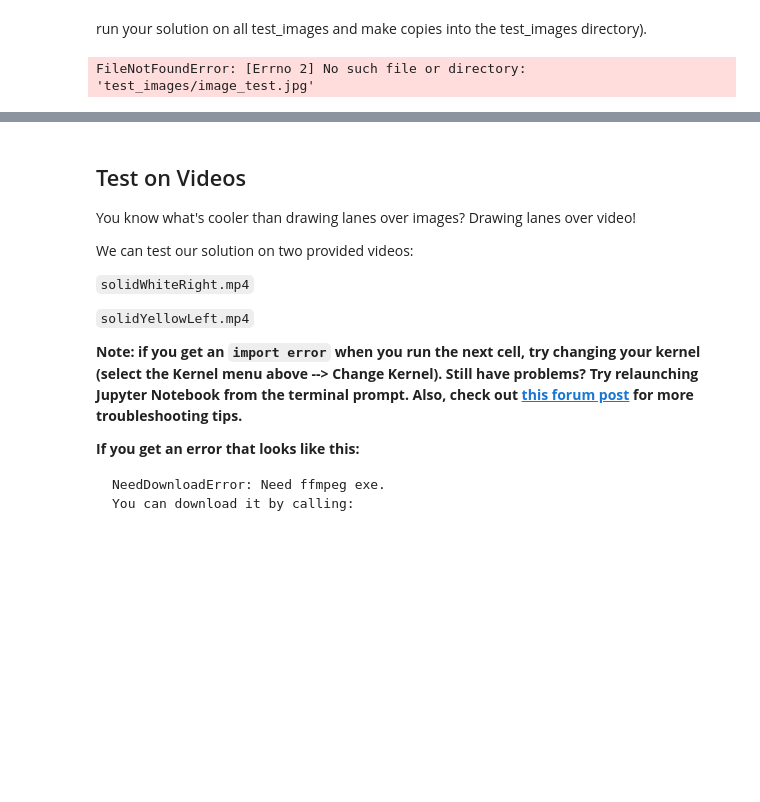
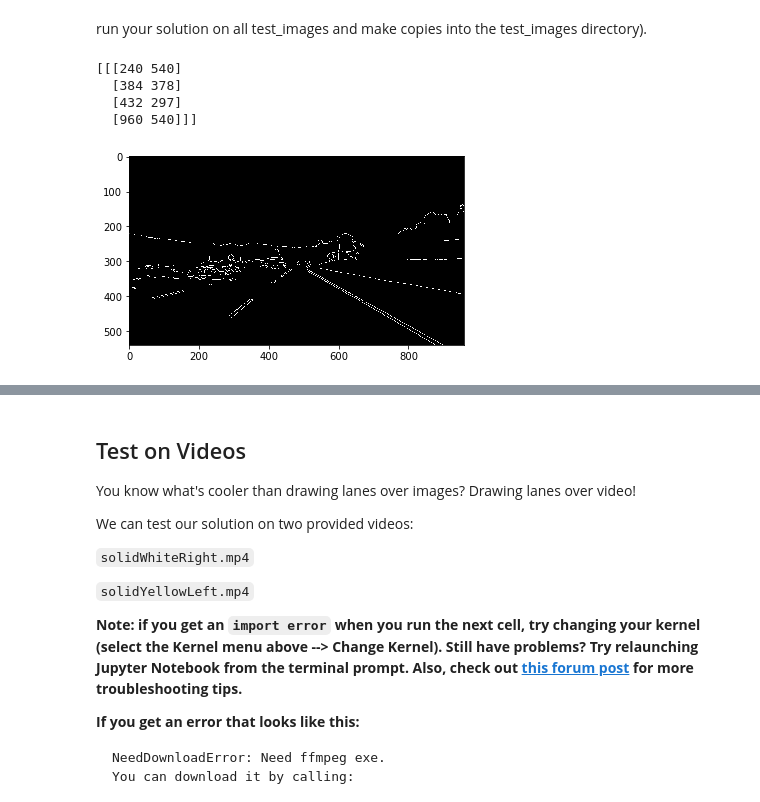
Before and after one commit to salimoha/Car_Line_detection, a Jupyter notebook: P1.ipynb, the cells around one changed output, grey strips where cells are left out. Saved outputs shown, nothing was run; the diff lists cells and outputs as text; code cells hidden in the pictures; blank space fills up the shorter version.

```diff
--- a/P1.ipynb
+++ b/P1.ipynb
@@ -292,36 +292,40 @@ import cv2
 # Read in and grayscale the image
 # Note: in the previous example we were reading a .jpg
 # Here we read a .png and convert to 0,255 bytescale
-# image = mpimg.imread('test_images/solidWhiteCurve.jpg')
-image = mpimg.imread('test_images/image_test.jpg')
+image = mpimg.imread('test_images/solidWhiteCurve.jpg')
+# image = mpimg.imread('test_images/image_test.jpg')
 gray = cv2.cvtColor(image,cv2.COLOR_RGB2GRAY)
 # plt.figure
 
 # Define a kernel size and apply Gaussian smoothing
 kernel_size = 7
 blur_gray = cv2.GaussianBlur(gray,(kernel_size, kernel_size),0)
 # plt.figure
 # plt.imshow(blur_gray)
 # Define our parameters for Canny and apply
 low_threshold = 50
 high_threshold = 150
 edges = cv2.Canny(blur_gray, low_threshold, high_threshold)
 plt.imshow(edges,cmap='gray')
 # Next we'll create a masked edges image using cv2.fillPoly()
 mask = np.zeros_like(edges)
 ignore_mask_color = 255
 
 # This time we are defining a four sided polygon to mask
 imshape = image.shape
 # vertices = np.array([[(0,imshape[0]),(390,320),(450,320), (imshape[1], 0), (imshape[1],imshape[0])]], dtype=np.int32)
 #
 # vertices = np.array([[(150,imshape[0]),(420,330),(500,320), (900,imshape[0])]], dtype=np.int32)
 vertices = np.array([[(0.25*imshape[1],imshape[0]),(0.4*imshape[1],0.7*imshape[0]),(0.45*imshape[1],0.55*imshape[0]), (imshape[1],imshape[0])]], dtype=np.int32)
 cv2.fillPoly(mask, vertices, ignore_mask_color)
 # print(imshape[1])
 print(vertices)
 # %% [output]
-FileNotFoundError: [Errno 2] No such file or directory: 'test_images/image_test.jpg'
+[[[240 540]
+  [384 378]
+  [432 297]
+  [960 540]]]
+[figure, added]
 # %%
 
 masked_edges = cv2.bitwise_and(edges, mask)
```
Also changed, not shown: parts of 12 cells of this notebook.
